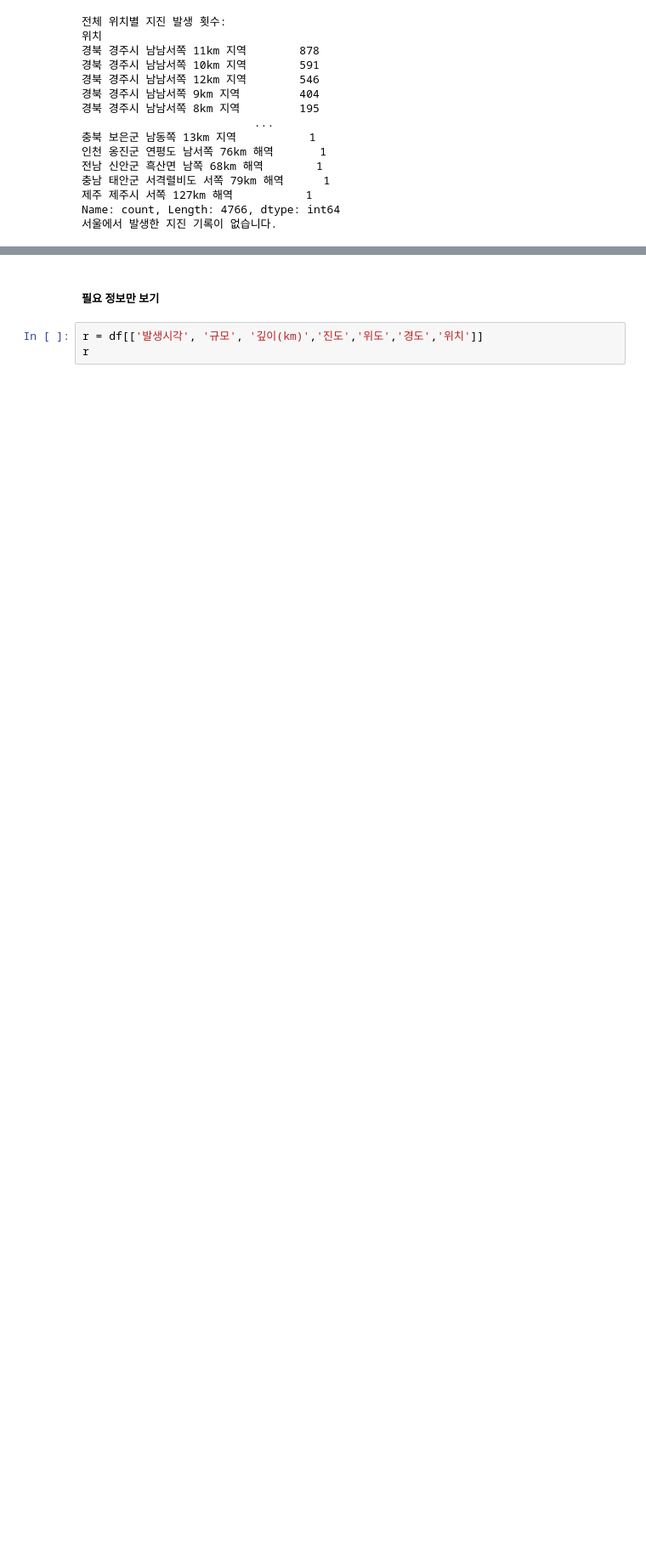
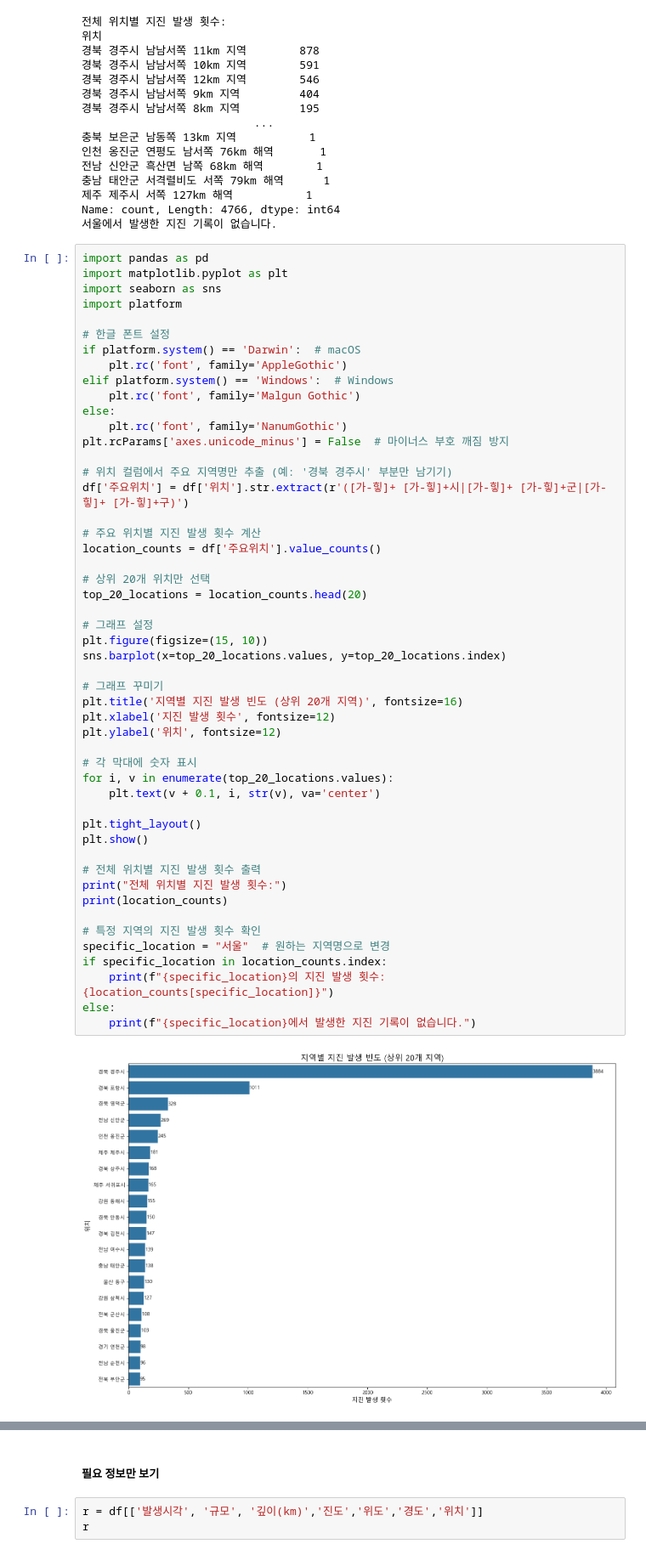
Before and after one commit to minganin99/Earthquake-Korea-DataAnalysis, a Jupyter notebook: earthquake_DA/earthquake_kor_DA.ipynb, the cells around one changed output, grey strips where cells are left out. Shown at 85% size. Cells and saved outputs as stored; diff of their text form; blank space fills up the shorter version.

```diff
--- a/earthquake_DA/earthquake_kor_DA.ipynb
+++ b/earthquake_DA/earthquake_kor_DA.ipynb
@@ -83,3 +83,55 @@ else:
 제주 제주시 서쪽 127km 해역           1
 Name: count, Length: 4766, dtype: int64
 서울에서 발생한 지진 기록이 없습니다.
+# %%
+import pandas as pd
+import matplotlib.pyplot as plt
+import seaborn as sns
+import platform
+
+# 한글 폰트 설정
+if platform.system() == 'Darwin':  # macOS
+    plt.rc('font', family='AppleGothic')
+elif platform.system() == 'Windows':  # Windows
+    plt.rc('font', family='Malgun Gothic')
+else:
+    plt.rc('font', family='NanumGothic')
+plt.rcParams['axes.unicode_minus'] = False  # 마이너스 부호 깨짐 방지
+
+# 위치 컬럼에서 주요 지역명만 추출 (예: '경북 경주시' 부분만 남기기)
+df['주요위치'] = df['위치'].str.extract(r'([가-힣]+ [가-힣]+시|[가-힣]+ [가-힣]+군|[가-힣]+ [가-힣]+구)')
+
+# 주요 위치별 지진 발생 횟수 계산
+location_counts = df['주요위치'].value_counts()
+
+# 상위 20개 위치만 선택
+top_20_locations = location_counts.head(20)
+
+# 그래프 설정
+plt.figure(figsize=(15, 10))
+sns.barplot(x=top_20_locations.values, y=top_20_locations.index)
+
+# 그래프 꾸미기
+plt.title('지역별 지진 발생 빈도 (상위 20개 지역)', fontsize=16)
+plt.xlabel('지진 발생 횟수', fontsize=12)
+plt.ylabel('위치', fontsize=12)
+
+# 각 막대에 숫자 표시
+for i, v in enumerate(top_20_locations.values):
+    plt.text(v + 0.1, i, str(v), va='center')
+
+plt.tight_layout()
+plt.show()
+
+# 전체 위치별 지진 발생 횟수 출력
+print("전체 위치별 지진 발생 횟수:")
+print(location_counts)
+
+# 특정 지역의 지진 발생 횟수 확인
+specific_location = "서울"  # 원하는 지역명으로 변경
+if specific_location in location_counts.index:
+    print(f"{specific_location}의 지진 발생 횟수: {location_counts[specific_location]}")
+else:
+    print(f"{specific_location}에서 발생한 지진 기록이 없습니다.")
+# %% [output]
+[figure, added]
```
Also changed, not shown: parts of 2 cells of this notebook.
